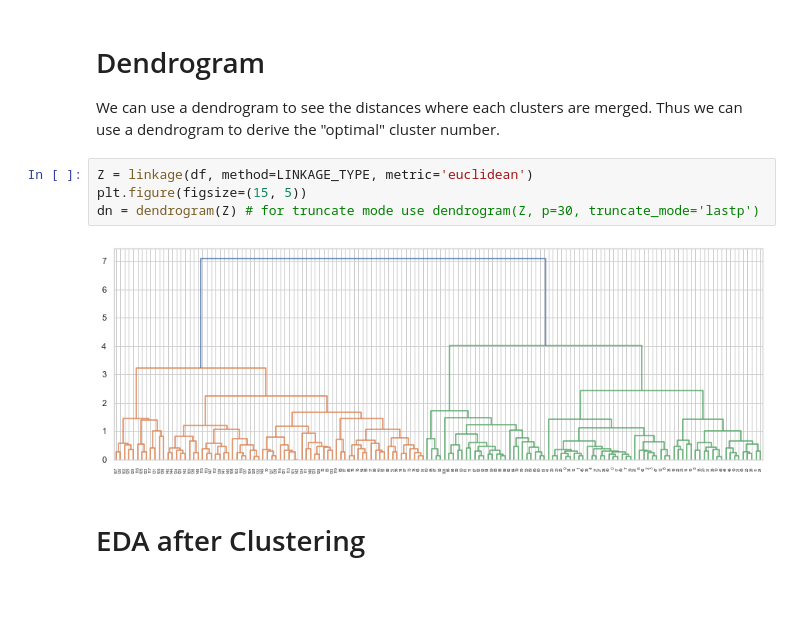
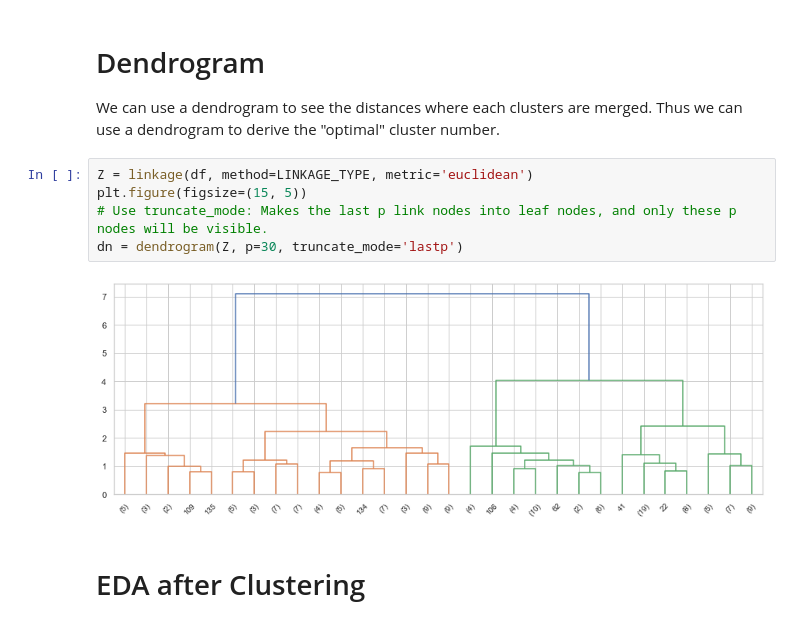
Before and after one commit to negralessio/multivariate-verfahren, a Jupyter notebook: U7/U7_Clustering.ipynb, the cells around one changed output. Cells and saved outputs as stored; diff of their text form; blank space fills up the shorter version.

Commit message:
Used truncate mode for dendrogram for better visibility.

```diff
--- a/U7/U7_Clustering.ipynb
+++ b/U7/U7_Clustering.ipynb
@@ -65,9 +65,10 @@ We can use a dendrogram to see the distances where each clusters are merged. Thu
 # %%
 Z = linkage(df, method=LINKAGE_TYPE, metric='euclidean')
 plt.figure(figsize=(15, 5))
-dn = dendrogram(Z) # for truncate mode use dendrogram(Z, p=30, truncate_mode='lastp')
+# Use truncate_mode: Makes the last p link nodes into leaf nodes, and only these p nodes will be visible.
+dn = dendrogram(Z, p=30, truncate_mode='lastp')
 # %% [output]
-[figure, old version]
+[figure, new version]
 # %% [markdown]
 # EDA after Clustering
 # %%
```
